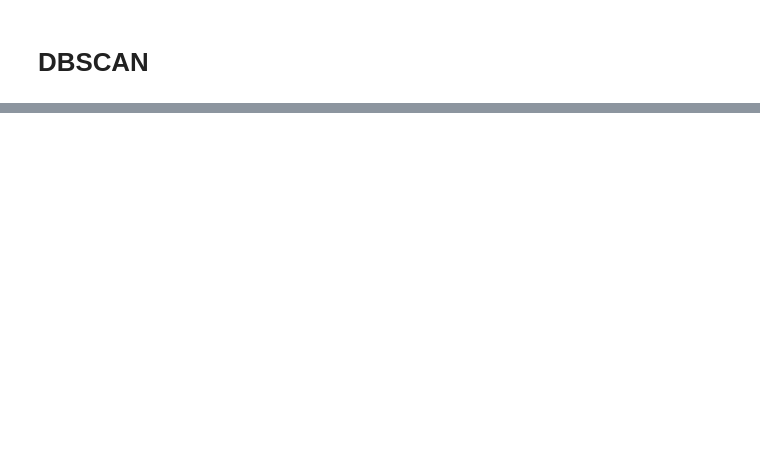
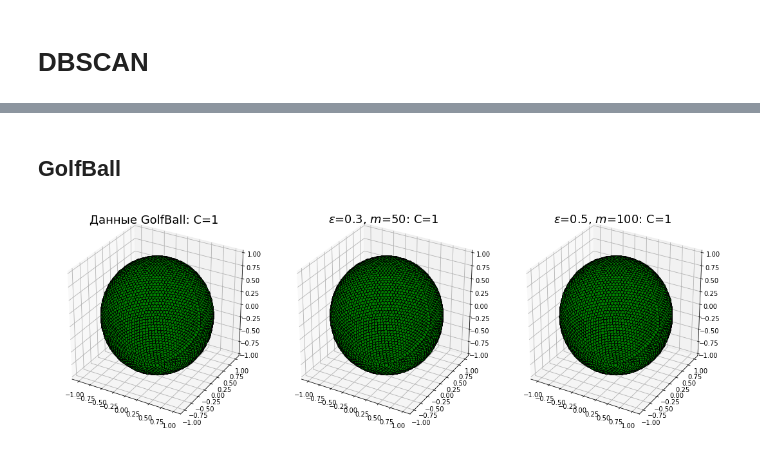
Before and after one commit to vaddya/intelligent-systems, a Jupyter notebook: lab8/lab8.ipynb, the cells around one changed output, grey strips where cells are left out. Saved outputs shown, nothing was run; the diff lists cells and outputs as text; code cells hidden in the pictures; blank space fills up the shorter version.

```diff
--- a/lab8/lab8.ipynb
+++ b/lab8/lab8.ipynb
@@ -120,0 +147,7 @@ plot3D(lrn1, labels)
+# %% [markdown]
+## GolfBall
+# %%
+golf_ball = open_dataset('GolfBall')
+analyze_dataset(golf_ball, params=[(0.3, 50), (0.5, 100)])
+# %% [output]
+[figure, added]
```
Also changed, not shown: parts of 29 cells of this notebook, 14 other files.
